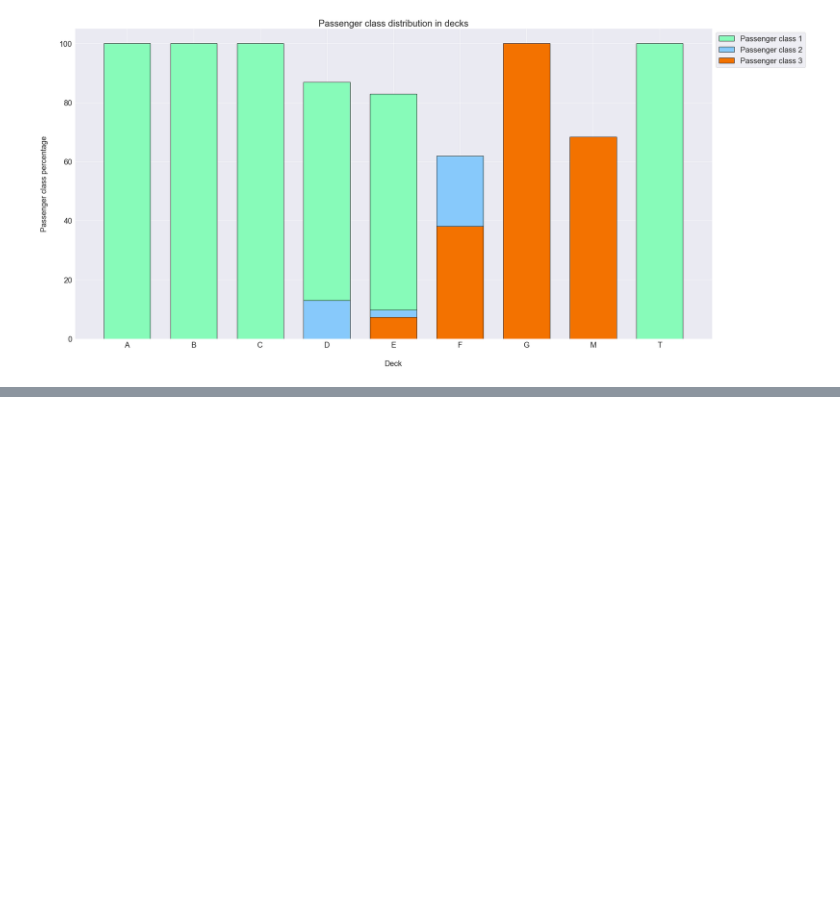
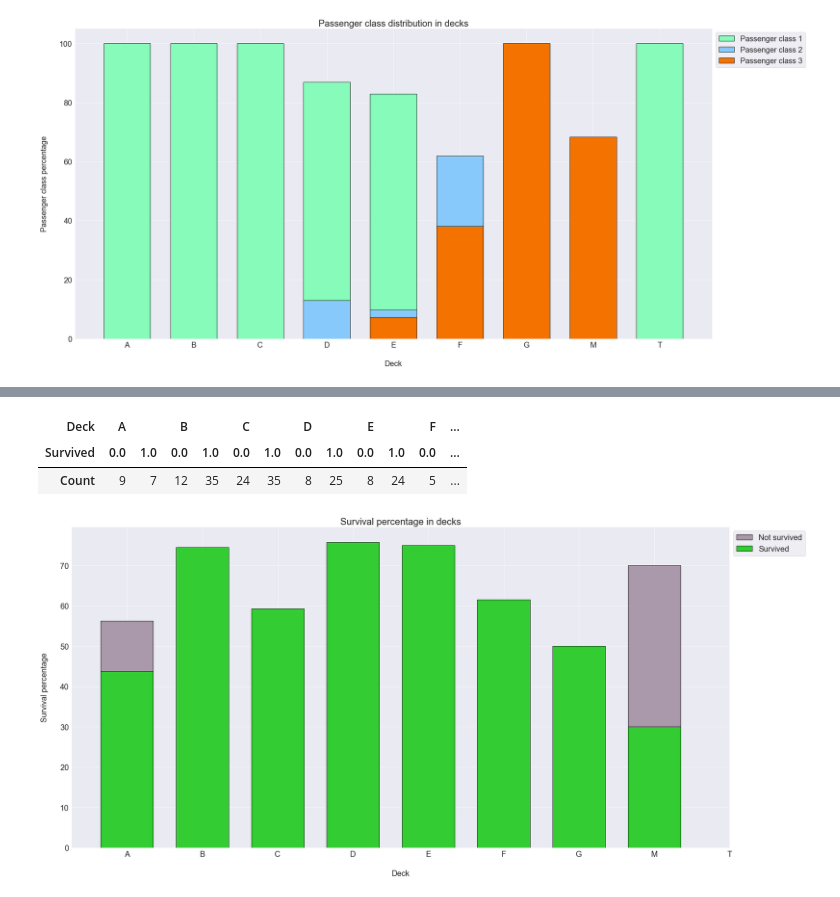
Before and after one commit to juan190199/Kaggle, a Jupyter notebook: Titanic - Machine Learning from Disaster/titanic_v2.ipynb, the cells around one changed output, grey strips where cells are left out. Cells and saved outputs as stored; diff of their text form; code cells hidden in the pictures; blank space fills up the shorter version.

Commit message:
~// Data cleaning

```diff
--- a/Titanic - Machine Learning from Disaster/titanic_v2.ipynb
+++ b/Titanic - Machine Learning from Disaster/titanic_v2.ipynb
@@ -231,3 +243,60 @@ display_pclass_dist(all_deck_perc)
 # Deck T has the closest resemblance to deck A, so that passenger will be regrouped with deck A
 dect_regroup = df_all[df_all['Deck'] == 'T'].index
 df_all.loc[dect_regroup, 'Deck'] = 'A'
+# %%
+df_all_decks_survived = df_all.groupby(['Deck', 'Survived']).count().drop(
+    columns=['Sex', 'Age', 'SibSp', 'Parch', 'Fare', 'Embarked', 'Pclass', 'Cabin', 'PassengerId', 'Ticket']
+).rename(columns={'Name': 'Count'}).transpose()
+
+df_all_decks_survived
+# %% [output]
+| Deck | A |  | B |  | C |  | D |  | E |  | F | ... |
+| Survived | 0.0 | 1.0 | 0.0 | 1.0 | 0.0 | 1.0 | 0.0 | 1.0 | 0.0 | 1.0 | 0.0 | ... |
+| Count | 9 | 7 | 12 | 35 | 24 | 35 | 8 | 25 | 8 | 24 | 5 | ... |
+# %%
+def get_survived_dist(df):
+    surv_counts = {'A': {}, 'B': {}, 'C': {}, 'D': {}, 'E': {}, 'F': {}, 'G': {}, 'M':{}, 'T': {}}
+
+    decks = df.columns.levels[0]
+    for deck in decks:
+        for survive in range(0, 2):
+                surv_counts[deck][survive] = df[deck][survive][0]
+
+    df_surv = pd.DataFrame(surv_counts)
+
+    # Created a dictionary for every passenger class count in every deck
+    surv_percentages = {}
+
+    for col in df_surv.columns:
+        surv_percentages[col] = [(count / df_surv[col].sum()) * 100 for count in df_surv[col]]
+
+    return surv_counts, surv_percentages
+
+def display_survived_dist(percentages):
+    df_percentages = pd.DataFrame(percentages).transpose()
+    deck_names = ('A', 'B', 'C', 'D', 'E', 'F', 'G', 'M', 'T')
+    bar_count = np.arange(len(deck_names))
+    bar_width = 0.7
+
+    not_survived = df_percentages[0]
+    survived = df_percentages[1]
+
+    plt.figure(figsize=(30, 15))
+    plt.bar(bar_count, not_survived, color='#aa99aa', edgecolor='black', width=bar_width, label='Not survived')
+    plt.bar(bar_count, survived, color='#33cc33', edgecolor='black', width=bar_width, label='Survived')
+
+    plt.xlabel('Deck', size=20, labelpad=30)
+    plt.ylabel('Survival percentage', size=20, labelpad=30)
+    plt.xticks(bar_count, deck_names)
+    plt.tick_params(axis='x', labelsize=20)
+    plt.tick_params(axis='y', labelsize=20)
+
+    plt.legend(loc='upper left', bbox_to_anchor=(1, 1), prop={'size': 20})
+    plt.title('Survival percentage in decks', size=24, y=1)
+
+    plt.show()
+# %%
+all_surv_counts, all_surv_perc = get_survived_dist(df_all_decks_survived)
+display_survived_dist(all_surv_perc)
+# %% [output]
+[figure, added]
```
Also changed, not shown: parts of 4 cells of this notebook.
